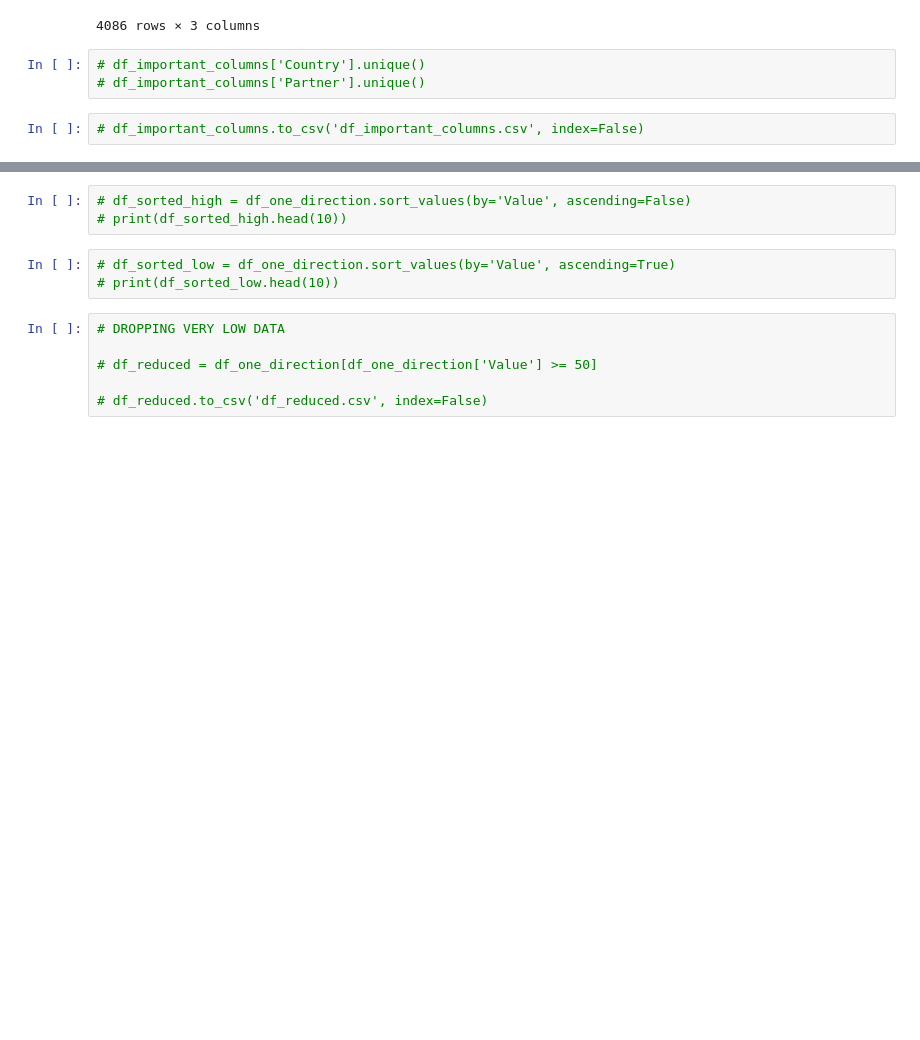
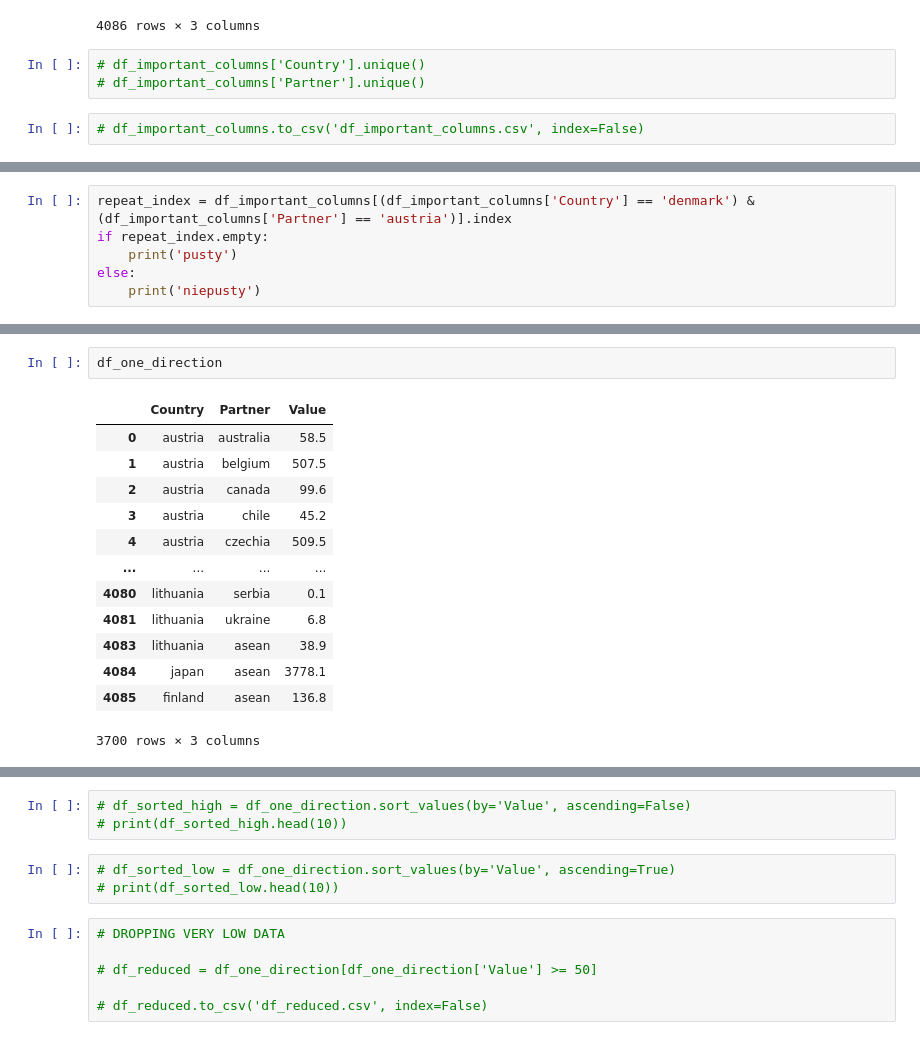
Before and after one commit to WojciechGierulski/TASS23Z, a Jupyter notebook: data preprocessing and plotting/dataset_processing.ipynb, the cells around one changed output, grey strips where cells are left out. Cells and saved outputs as stored; diff of their text form; blank space fills up the shorter version.

```diff
--- a/data preprocessing and plotting/dataset_processing.ipynb
+++ b/data preprocessing and plotting/dataset_processing.ipynb
@@ -61,0 +86,6 @@ df_important_columns
+# %%
+repeat_index = df_important_columns[(df_important_columns['Country'] == 'denmark') & (df_important_columns['Partner'] == 'austria')].index
+if repeat_index.empty:
+    print('pusty')
+else:
+    print('niepusty')
@@ -105,0 +274,16 @@ df_one_direction = df_important_columns
+# %%
+df_one_direction
+# %% [output]
+|  | Country | Partner | Value |
+| 0 | austria | australia | 58.5 |
+| 1 | austria | belgium | 507.5 |
+| 2 | austria | canada | 99.6 |
+| 3 | austria | chile | 45.2 |
+| 4 | austria | czechia | 509.5 |
+| ... | ... | ... | ... |
+| 4080 | lithuania | serbia | 0.1 |
+| 4081 | lithuania | ukraine | 6.8 |
+| 4083 | lithuania | asean | 38.9 |
+| 4084 | japan | asean | 3778.1 |
+| 4085 | finland | asean | 136.8 |
+3700 rows × 3 columns
```
Also changed, not shown: parts of 12 cells of this notebook.
